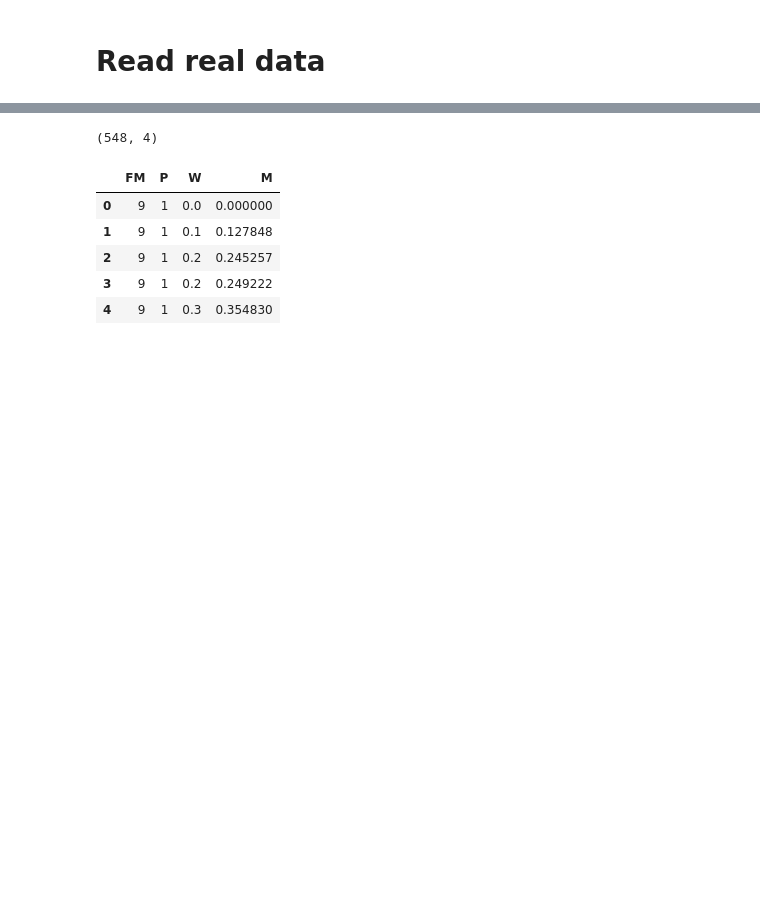
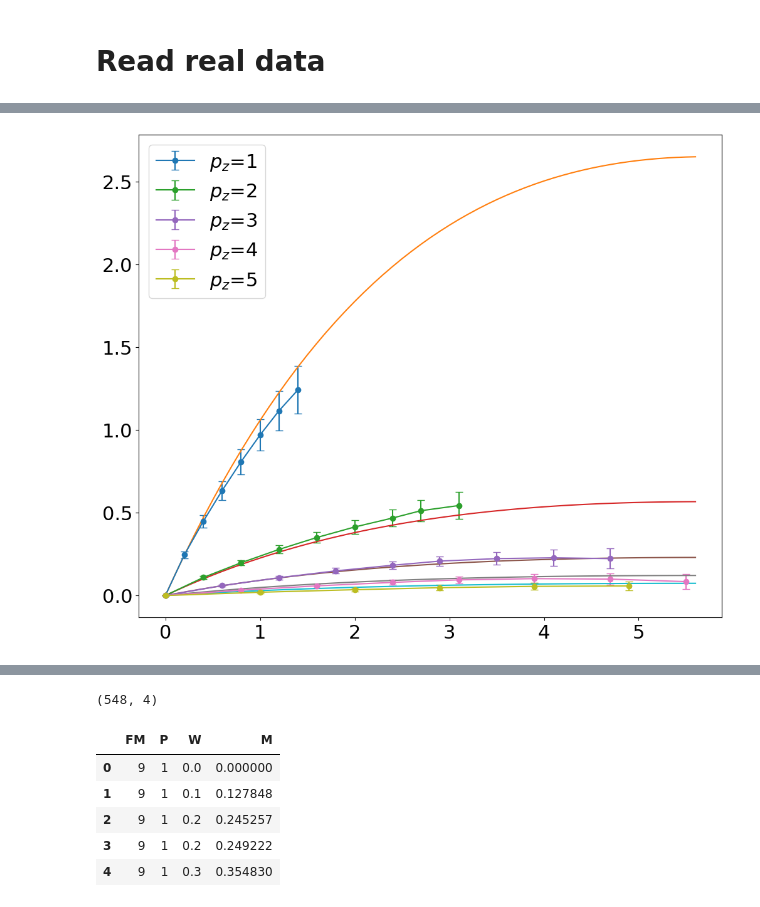
Before and after one commit to xperthut/Particle_Physics, a Jupyter notebook: Helicity/Code/prepare_data.ipynb, the cells around one changed output, grey strips where cells are left out. Saved outputs shown, nothing was run; the diff lists cells and outputs as text; code cells hidden in the pictures; blank space fills up the shorter version.

```diff
--- a/Helicity/Code/prepare_data.ipynb
+++ b/Helicity/Code/prepare_data.ipynb
@@ -42,0 +232,3 @@ df_g.head()
+# %%
+df_fit = pd.read_csv(os.path.join(data_dir, 'M_curves_M3.csv'))
+df_fit.head()
@@ -42,0 +242,16 @@ df_g.head()
+# %%
+fm = 9
+df_g9 = df_g[df_g.FM==fm].drop(columns=['FM'])
+df_fit9 = df_fit[df_fit.FM==fm].drop(columns=['FM'])
+w_max = df_g9.W.max()+0.1
+#print(df_g9.shape)
+
+for p in np.sort(df_g9.P.unique()):
+    tmp = df_g9[df_g9.P==p].drop(columns='P')
+    plt.errorbar(tmp.W, tmp.M, tmp.std_jk, fmt='-o', capsize=4, label=f'$p_z$={p}')
+    tmp = df_fit9[(df_fit9.P==p) & (df_fit9.W<=w_max)].drop(columns='P')
+    plt.plot(tmp.W, tmp.M) #, label=f'$p_z$={p}')
+plt.legend()
+plt.show()
+# %% [output]
+[figure, added]
```
Also changed, not shown: parts of 15 cells of this notebook, 9 other files.
